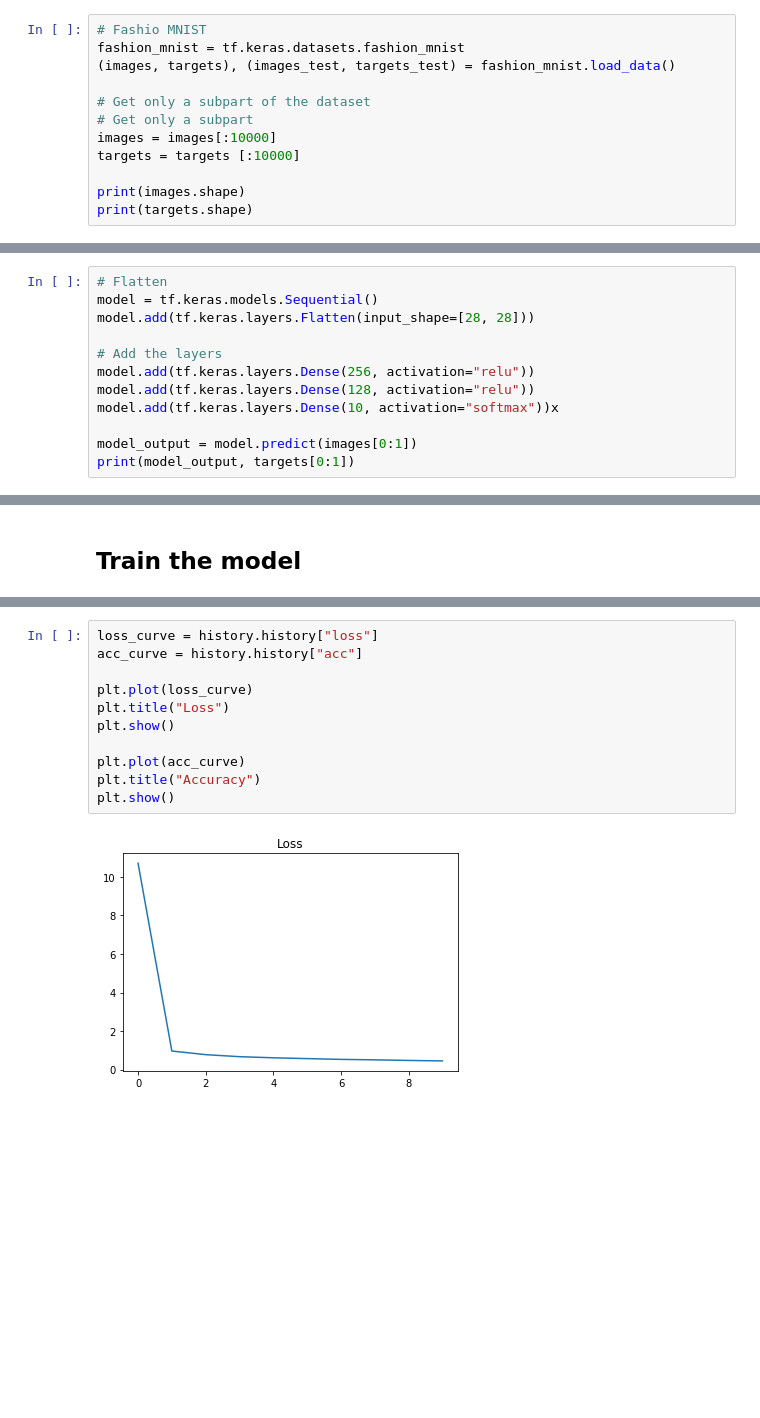
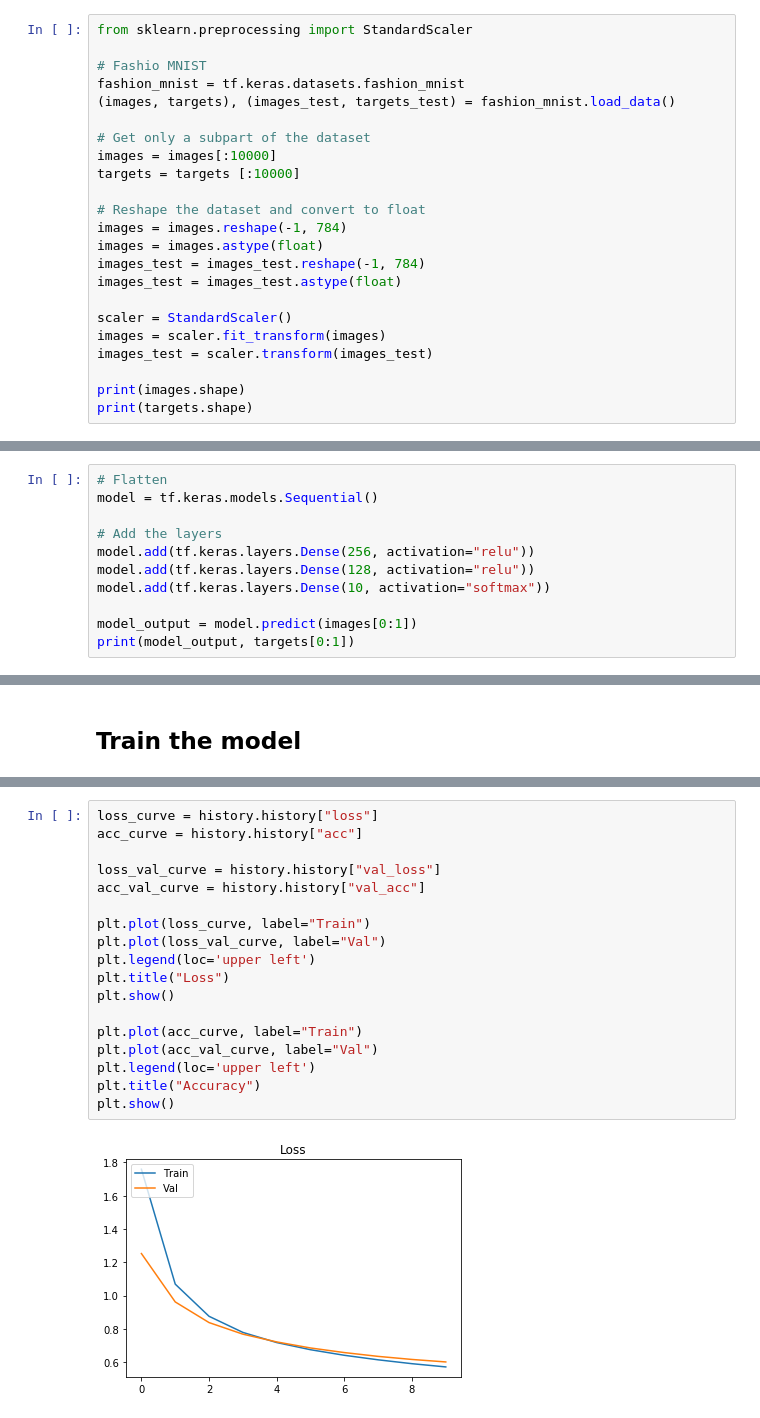
Before and after one commit to thibo73800/tensorflow2.0-examples, a Jupyter notebook: Introduction - Simple Neural Network.ipynb, the cells around one changed output, grey strips where cells are left out. Saved outputs shown, nothing was run; the diff lists cells and outputs as text; blank space fills up the shorter version.

```diff
--- a/Introduction - Simple Neural Network.ipynb
+++ b/Introduction - Simple Neural Network.ipynb
@@ -22,15 +19,26 @@ assert hasattr(tf, "function") # Be sure to use tensorflow 2.0
 # %% [markdown]
 ![](https://storage.googleapis.com/kaggle-datasets-images/2243/3791/9384af51de8baa77f6320901f53bd26b/dataset-cover.png)
 # %%
+from sklearn.preprocessing import StandardScaler
+
 # Fashio MNIST
 fashion_mnist = tf.keras.datasets.fashion_mnist
 (images, targets), (images_test, targets_test) = fashion_mnist.load_data()
 
 # Get only a subpart of the dataset
-# Get only a subpart
 images = images[:10000]
 targets = targets [:10000]
 
+# Reshape the dataset and convert to float
+images = images.reshape(-1, 784)
+images = images.astype(float)
+images_test = images_test.reshape(-1, 784)
+images_test = images_test.astype(float)
+
+scaler = StandardScaler()
+images = scaler.fit_transform(images)
+images_test = scaler.transform(images_test)
+
 print(images.shape)
 print(targets.shape)
 # %% [output]
@@ -56,12 +64,11 @@ plt.show()
 # %%
 # Flatten
 model = tf.keras.models.Sequential()
-model.add(tf.keras.layers.Flatten(input_shape=[28, 28]))
 
 # Add the layers
 model.add(tf.keras.layers.Dense(256, activation="relu"))
 model.add(tf.keras.layers.Dense(128, activation="relu"))
-model.add(tf.keras.layers.Dense(10, activation="softmax"))x
+model.add(tf.keras.layers.Dense(10, activation="softmax"))
 
 model_output = model.predict(images[0:1])
 print(model_output, targets[0:1])
@@ -123,13 +128,20 @@ Epoch 10/10
 # %%
 loss_curve = history.history["loss"]
 acc_curve = history.history["acc"]
 
-plt.plot(loss_curve)
+loss_val_curve = history.history["val_loss"]
+acc_val_curve = history.history["val_acc"]
+
+plt.plot(loss_curve, label="Train")
+plt.plot(loss_val_curve, label="Val")
+plt.legend(loc='upper left')
 plt.title("Loss")
 plt.show()
 
-plt.plot(acc_curve)
+plt.plot(acc_curve, label="Train")
+plt.plot(acc_val_curve, label="Val")
+plt.legend(loc='upper left')
 plt.title("Accuracy")
 plt.show()
 # %% [output]
-[figure, old version]
+[figure, new version]
```
Also changed, not shown: parts of 8 cells of this notebook, 3 other files.
